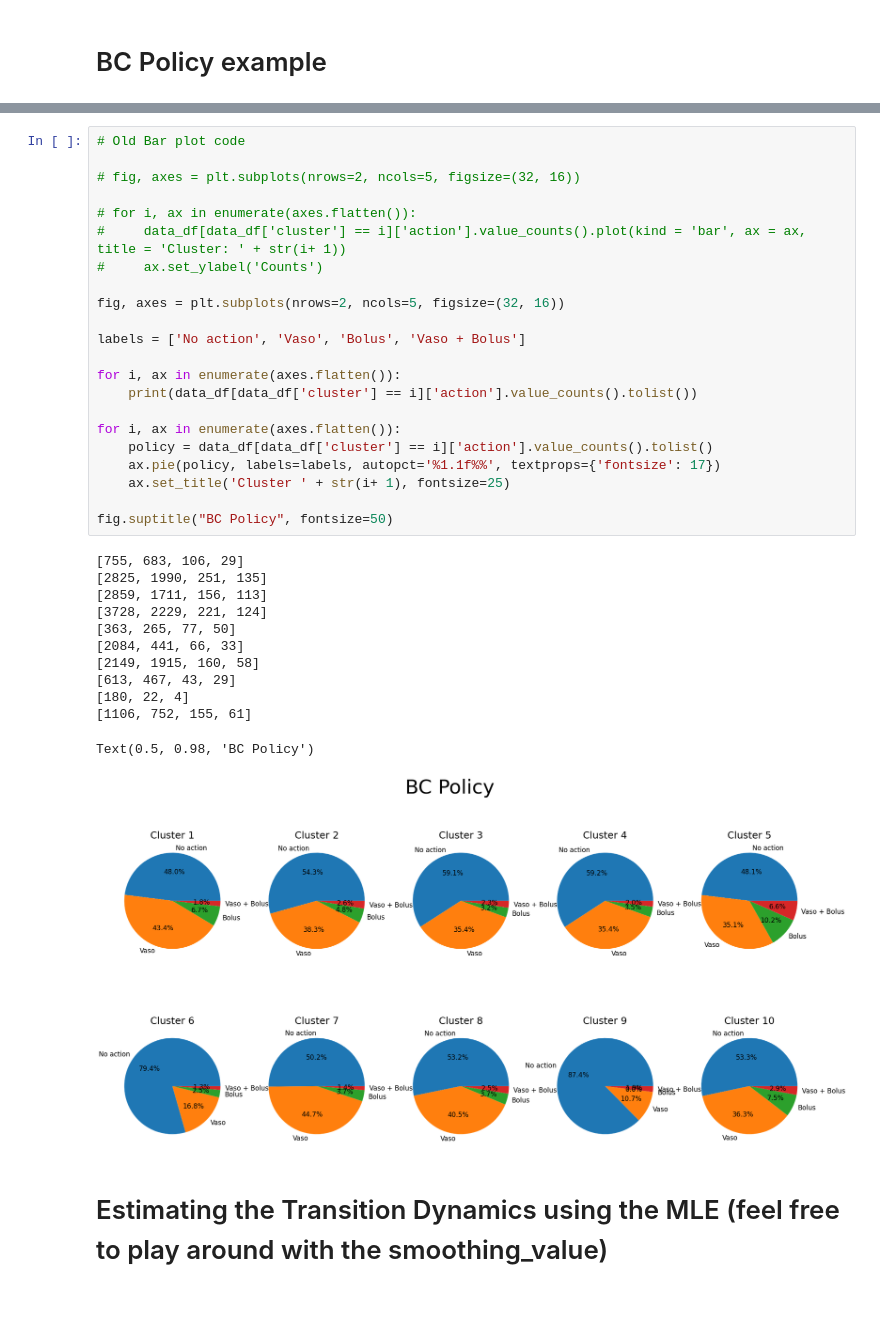
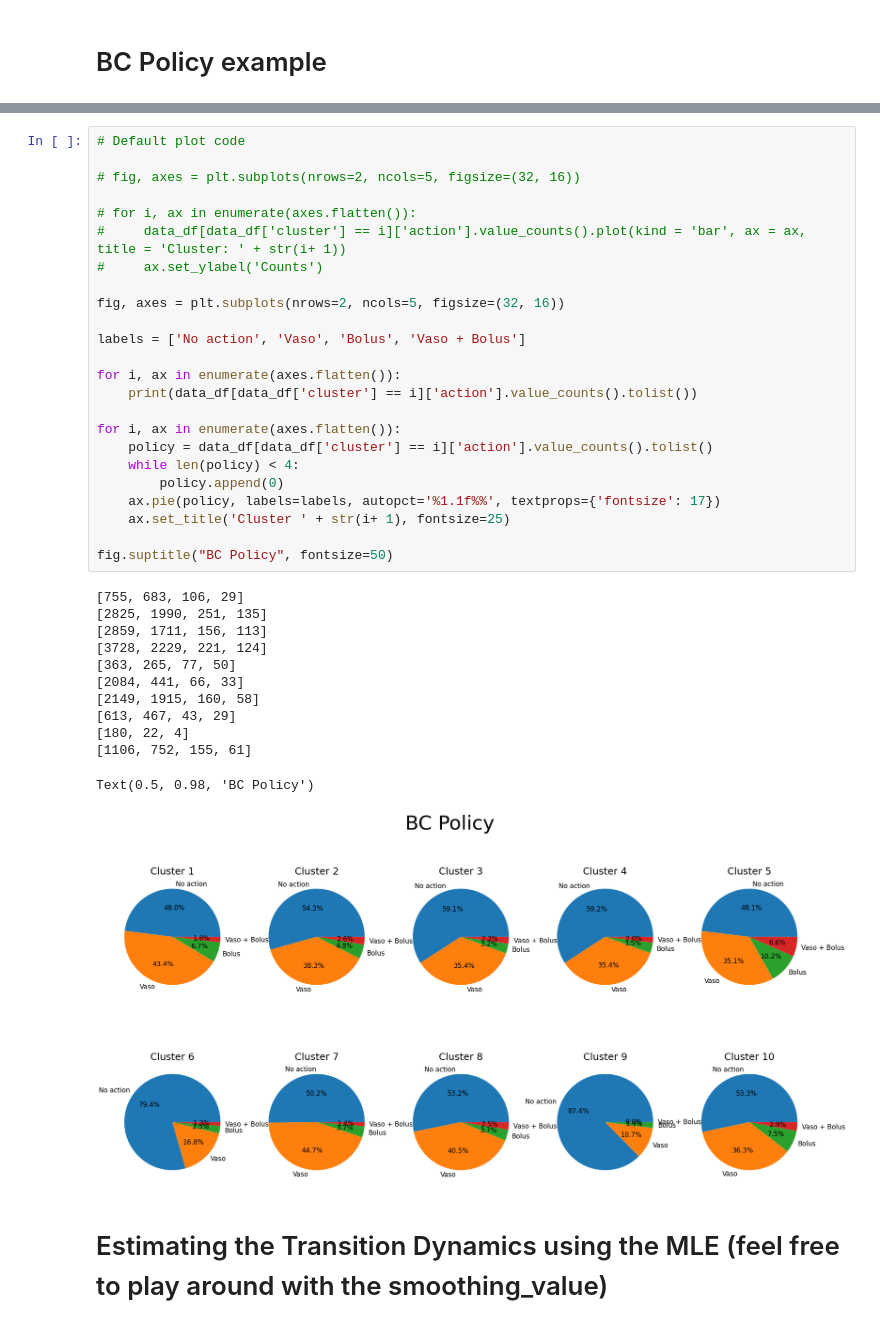
Before and after one commit to jamin9902/mimic-irl, a Jupyter notebook: mimic/mimic_test.ipynb, the cells around one changed output, grey strips where cells are left out. Saved outputs shown, nothing was run; the diff lists cells and outputs as text.

```diff
--- a/mimic/mimic_test.ipynb
+++ b/mimic/mimic_test.ipynb
@@ -372,38 +361,40 @@ array([0, 0, 0, 0, 1, 0, 1, 0, 0, 1, 0, 1, 0, 1, 0, 1, 0, 0, 0, 0, 0, 0,
 # %%
-# Old Bar plot code
+# Default plot code
 
 # fig, axes = plt.subplots(nrows=2, ncols=5, figsize=(32, 16))
 
 # for i, ax in enumerate(axes.flatten()):
 #     data_df[data_df['cluster'] == i]['action'].value_counts().plot(kind = 'bar', ax = ax, title = 'Cluster: ' + str(i+ 1))
 #     ax.set_ylabel('Counts')
 
 fig, axes = plt.subplots(nrows=2, ncols=5, figsize=(32, 16))
 
 labels = ['No action', 'Vaso', 'Bolus', 'Vaso + Bolus']
 
 for i, ax in enumerate(axes.flatten()):
     print(data_df[data_df['cluster'] == i]['action'].value_counts().tolist())
 
 for i, ax in enumerate(axes.flatten()):
     policy = data_df[data_df['cluster'] == i]['action'].value_counts().tolist()
+    while len(policy) < 4:
+        policy.append(0)
     ax.pie(policy, labels=labels, autopct='%1.1f%%', textprops={'fontsize': 17})
     ax.set_title('Cluster ' + str(i+ 1), fontsize=25)
 
 fig.suptitle("BC Policy", fontsize=50)
 # %% [output]
 [755, 683, 106, 29]
 [2825, 1990, 251, 135]
 [2859, 1711, 156, 113]
 [3728, 2229, 221, 124]
 [363, 265, 77, 50]
 [2084, 441, 66, 33]
 [2149, 1915, 160, 58]
 [613, 467, 43, 29]
 [180, 22, 4]
 [1106, 752, 155, 61]
 Text(0.5, 0.98, 'BC Policy')
-[figure, old version]
+[figure, new version]
 # %% [markdown]
 # Estimating the Transition Dynamics using the MLE (feel free to play around with the smoothing_value)
 # %%
```
Also changed, not shown: parts of 24 cells of this notebook.
